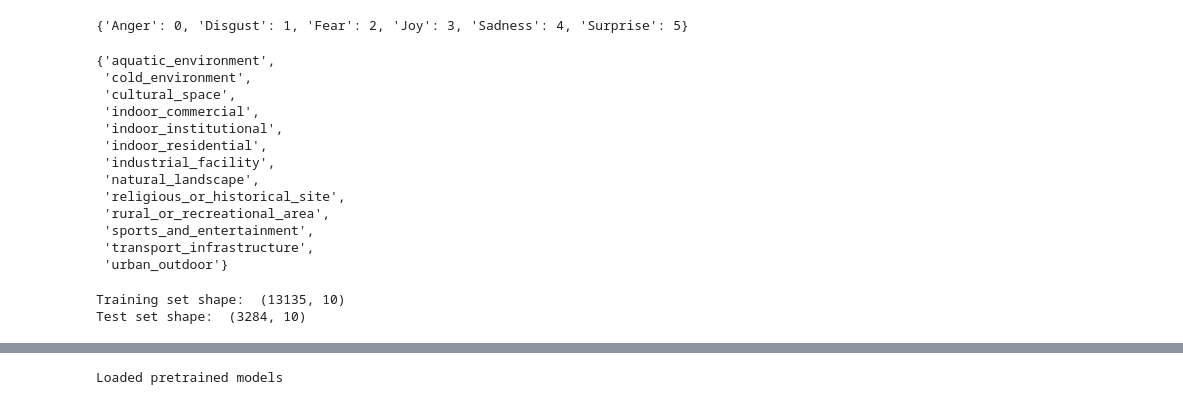
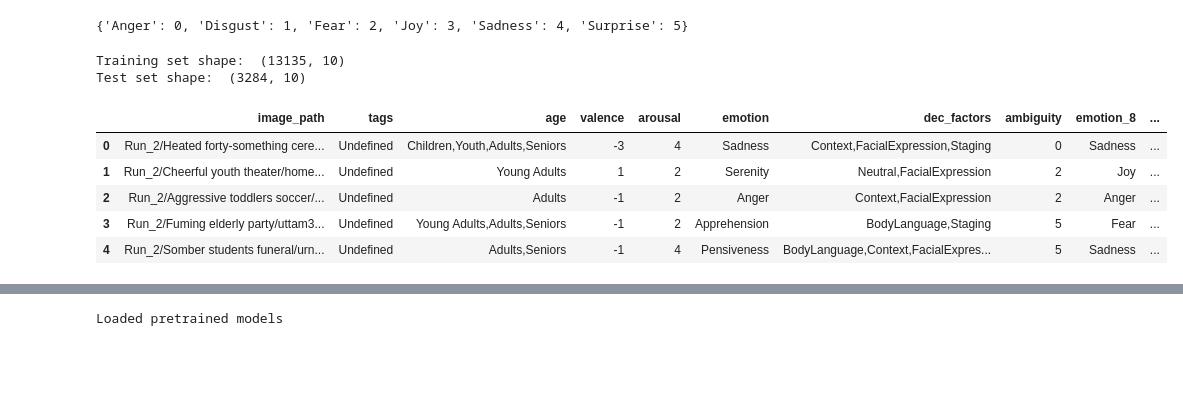
Before and after one commit to jarnedemoenvub/nsai_social_cognition, a Jupyter notebook: code/notebooks/nsai3.ipynb, the cells around one changed output, grey strips where cells are left out. Cells and saved outputs as stored; diff of their text form; code cells hidden in the pictures; blank space fills up the shorter version.

```diff
--- a/code/notebooks/nsai3.ipynb
+++ b/code/notebooks/nsai3.ipynb
@@ -529,21 +505,7 @@ places365_to_13categories = {
     "oast_house": "rural_or_recreational_area",
 }
 # %%
-set(places365_to_13categories.values())
+categories_13 = list(set(places365_to_13categories.values()))
-# %% [output]
-{'aquatic_environment',
- 'cold_environment',
- 'cultural_space',
- 'indoor_commercial',
- 'indoor_institutional',
- 'indoor_residential',
- 'industrial_facility',
- 'natural_landscape',
- 'religious_or_historical_site',
- 'rural_or_recreational_area',
- 'sports_and_entertainment',
- 'transport_infrastructure',
- 'urban_outdoor'}
 # %%
 # Now create train/test splits with clean data
 from sklearn.model_selection import train_test_split
@@ -554,3 +516,12 @@ print("Test set shape: ",df_test.shape)
 # %% [output]
 Training set shape:  (13135, 10)
 Test set shape:  (3284, 10)
+# %%
+df_train.head()
+# %% [output]
+|  | image_path | tags | age | valence | arousal | emotion | dec_factors | ambiguity | emotion_8 | ... |
+| 0 | Run_2/Heated forty-something cere... | Undefined | Children,Youth,Adults,Seniors | -3 | 4 | Sadness | Context,FacialExpression,Staging | 0 | Sadness | ... |
+| 1 | Run_2/Cheerful youth theater/home... | Undefined | Young Adults | 1 | 2 | Serenity | Neutral,FacialExpression | 2 | Joy | ... |
+| 2 | Run_2/Aggressive toddlers soccer/... | Undefined | Adults | -1 | 2 | Anger | Context,FacialExpression | 2 | Anger | ... |
+| 3 | Run_2/Fuming elderly party/uttam3... | Undefined | Young Adults,Adults,Seniors | -1 | 2 | Apprehension | BodyLanguage,Staging | 5 | Fear | ... |
+| 4 | Run_2/Somber students funeral/urn... | Undefined | Adults,Seniors | -1 | 4 | Pensiveness | BodyLanguage,Context,FacialExpres... | 5 | Sadness | ... |
```
Also changed, not shown: parts of 25 cells of this notebook, 3 other files.
